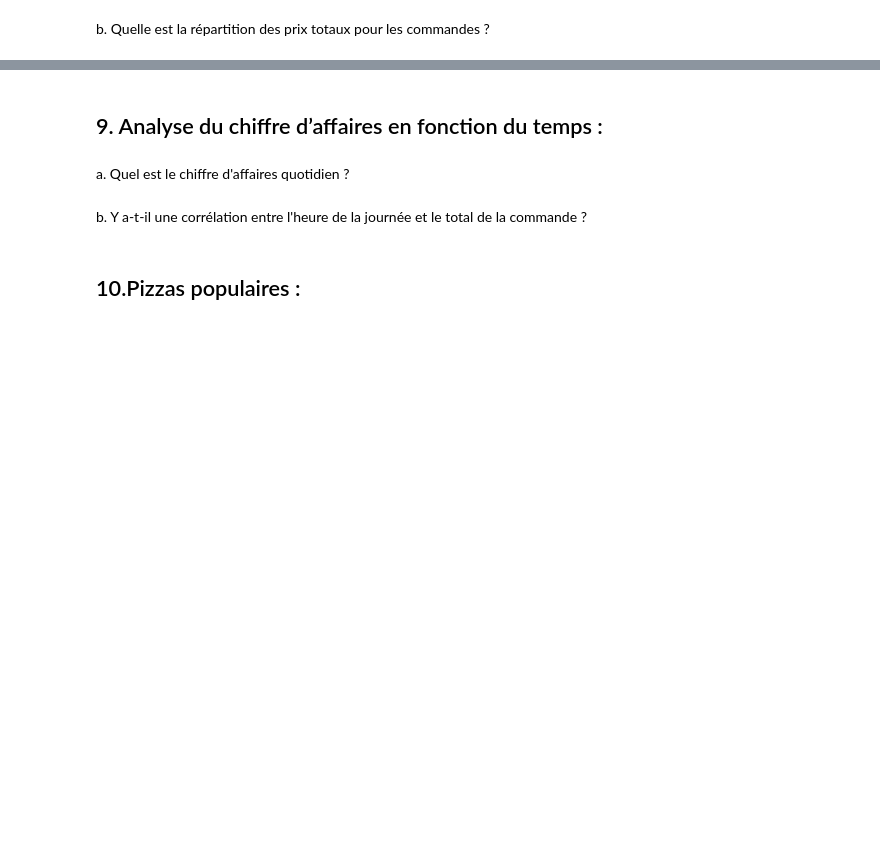
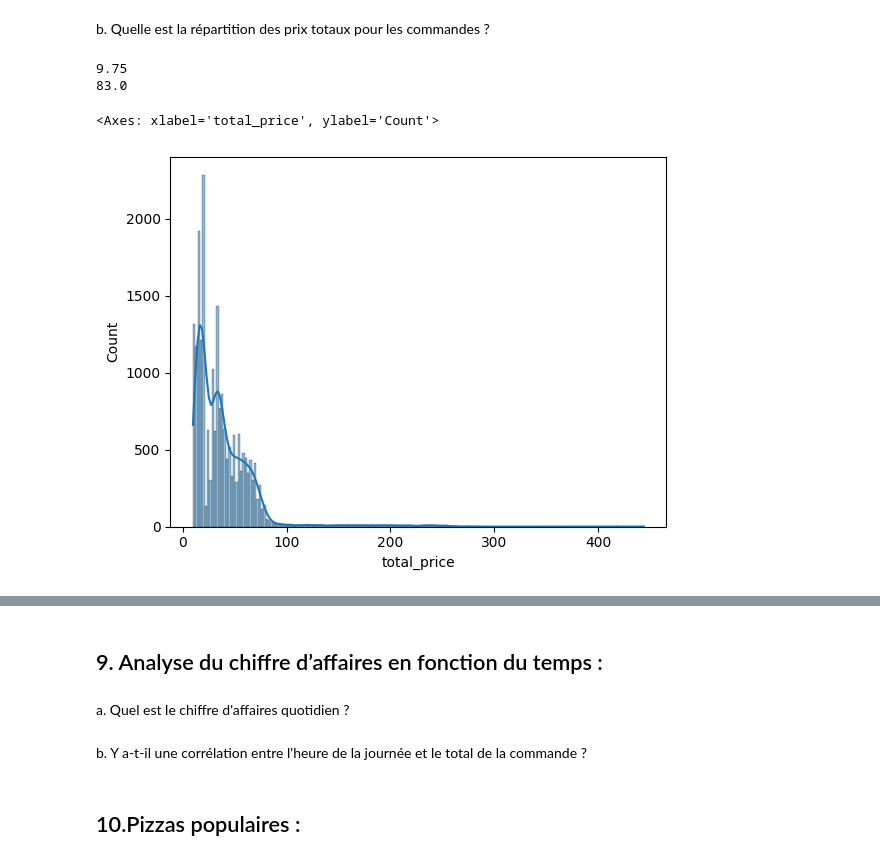
Before and after one commit to julienRactM/pizzaiojo, a Jupyter notebook: notebook.ipynb, the cells around one changed output, grey strips where cells are left out. Saved outputs shown, nothing was run; the diff lists cells and outputs as text; code cells hidden in the pictures; blank space fills up the shorter version.

```diff
--- a/notebook.ipynb
+++ b/notebook.ipynb
@@ -261,2 +292,14 @@ a. Quelle est la répartition du nombre de pizzas par commande ?
 # %% [markdown]
 b. Quelle est la répartition des prix totaux pour les commandes ?
+# %%
+print(df.total_price.min())
+print(df.total_price.max())
+sns.histplot(df.groupby('order_id')['total_price'].sum(), kde=True)
+
+
+# df.groupby('order_id')['total_price'].sum().groupby(values)
+# %% [output]
+9.75
+83.0
+<Axes: xlabel='total_price', ylabel='Count'>
+[figure, added]
```
Also changed, not shown: parts of 13 cells of this notebook.
